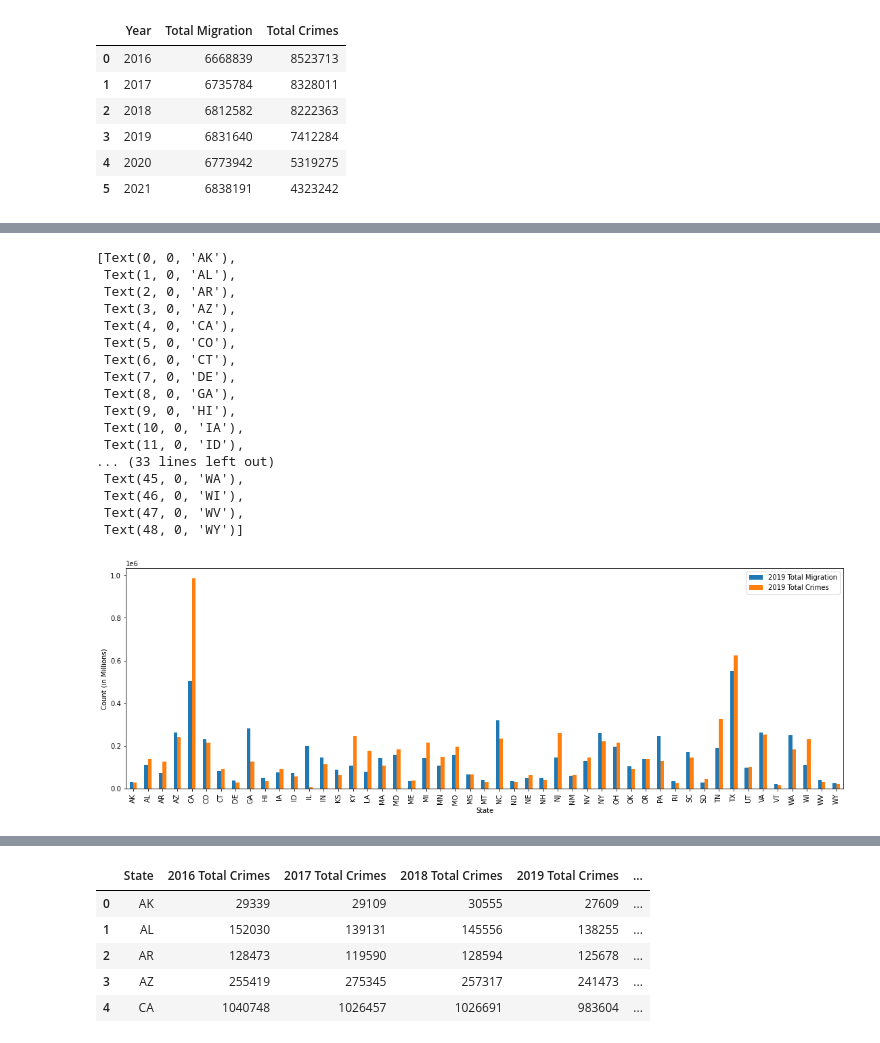
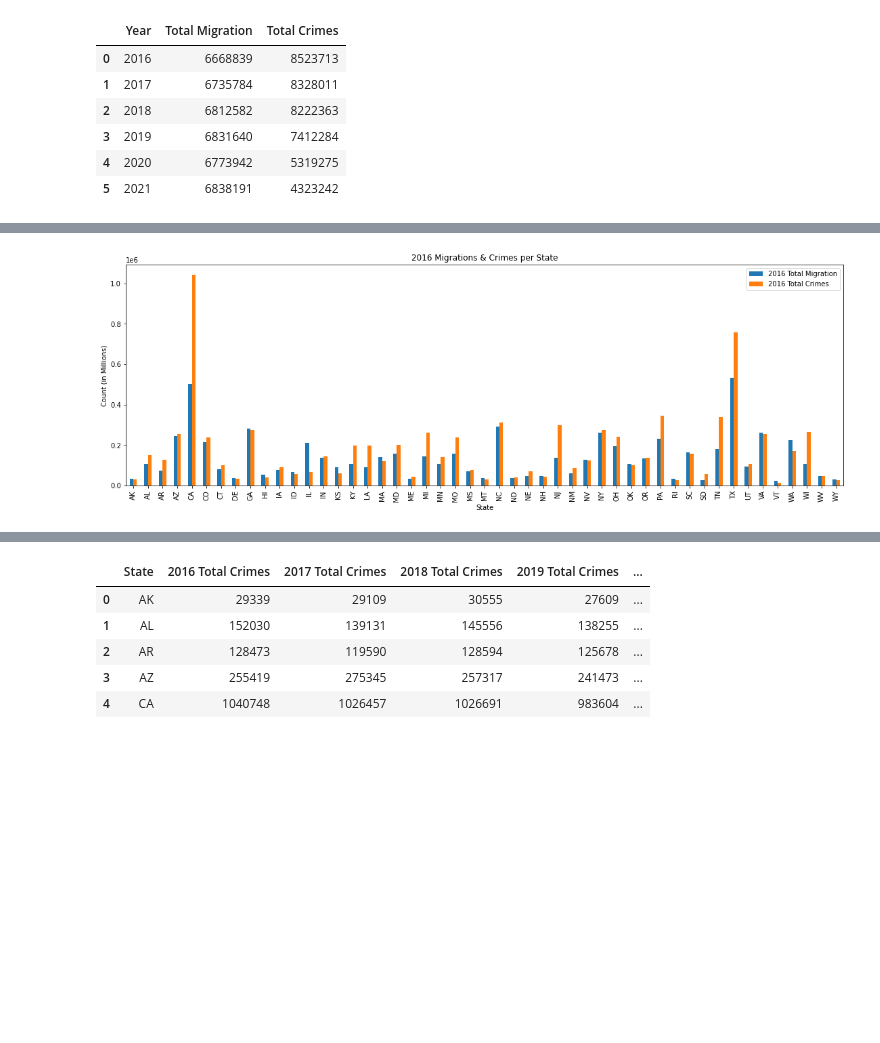
Before and after one commit to dumidunipg/project-1, a Jupyter notebook: Crime/crime_analysis.ipynb, the cells around one changed output, grey strips where cells are left out. Saved outputs shown, nothing was run; the diff lists cells and outputs as text; code cells hidden in the pictures; blank space fills up the shorter version.

```diff
--- a/Crime/crime_analysis.ipynb
+++ b/Crime/crime_analysis.ipynb
@@ -265,28 +251,13 @@ bar_plot1.set_xticklabels(crime_migration_df["State"])
 # %%
 #Most Crime: Year 2016
 columns3 = ["2016 Total Migration", "2016 Total Crimes"]
 
-bar_plot2 = crime_migration_df[columns2].plot(kind = "bar", figsize = (19, 6), xlabel = "State", ylabel = "Count (in Millions)")
+bar_plot2 = crime_migration_df[columns3].plot(kind = "bar", figsize = (19, 6), xlabel = "State", ylabel = "Count (in Millions)", title = "2016 Migrations & Crimes per State")
 bar_plot2.set_xticklabels(crime_migration_df["State"])
+
+plt.savefig("Output/2016_Crime_Migration_Bar.png", bbox_inches="tight")
 # %% [output]
-[Text(0, 0, 'AK'),
- Text(1, 0, 'AL'),
- Text(2, 0, 'AR'),
- Text(3, 0, 'AZ'),
- Text(4, 0, 'CA'),
- Text(5, 0, 'CO'),
- Text(6, 0, 'CT'),
- Text(7, 0, 'DE'),
- Text(8, 0, 'GA'),
- Text(9, 0, 'HI'),
- Text(10, 0, 'IA'),
- Text(11, 0, 'ID'),
-... (33 lines left out)
- Text(45, 0, 'WA'),
- Text(46, 0, 'WI'),
- Text(47, 0, 'WV'),
- Text(48, 0, 'WY')]
-[figure, old version]
+[figure, new version]
 # %%
 columns4 = ["2016 Total Migration", "2016 Total Crimes", "2019 Total Migration", "2019 Total Crimes"]
 
```
Also changed, not shown: parts of 13 cells of this notebook, 9 other files.
